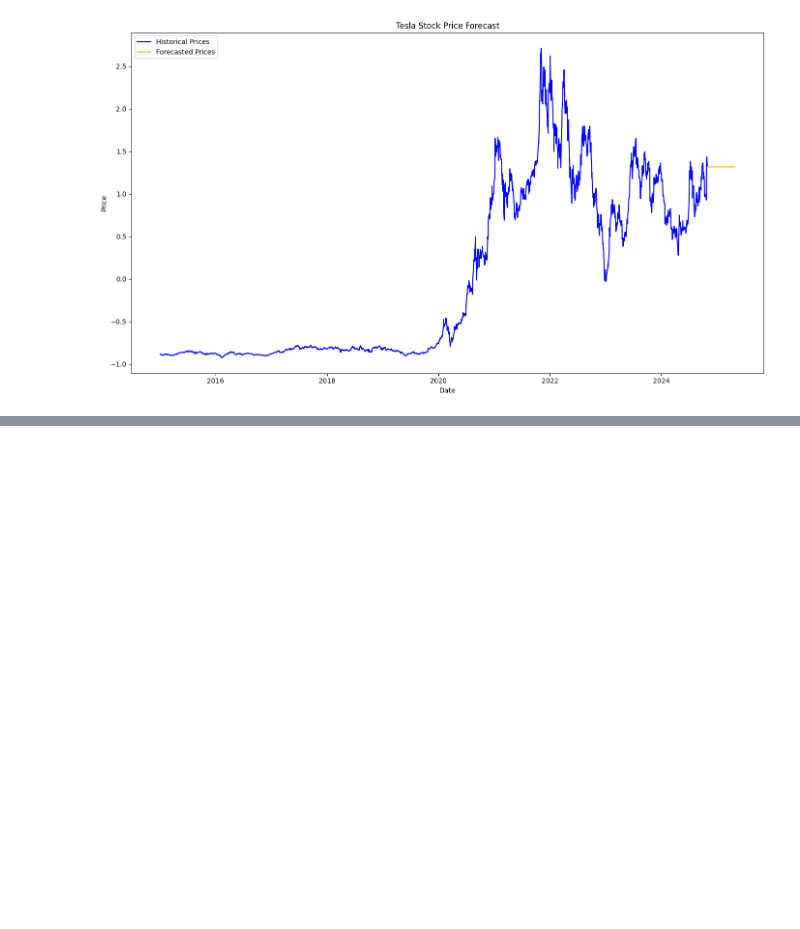
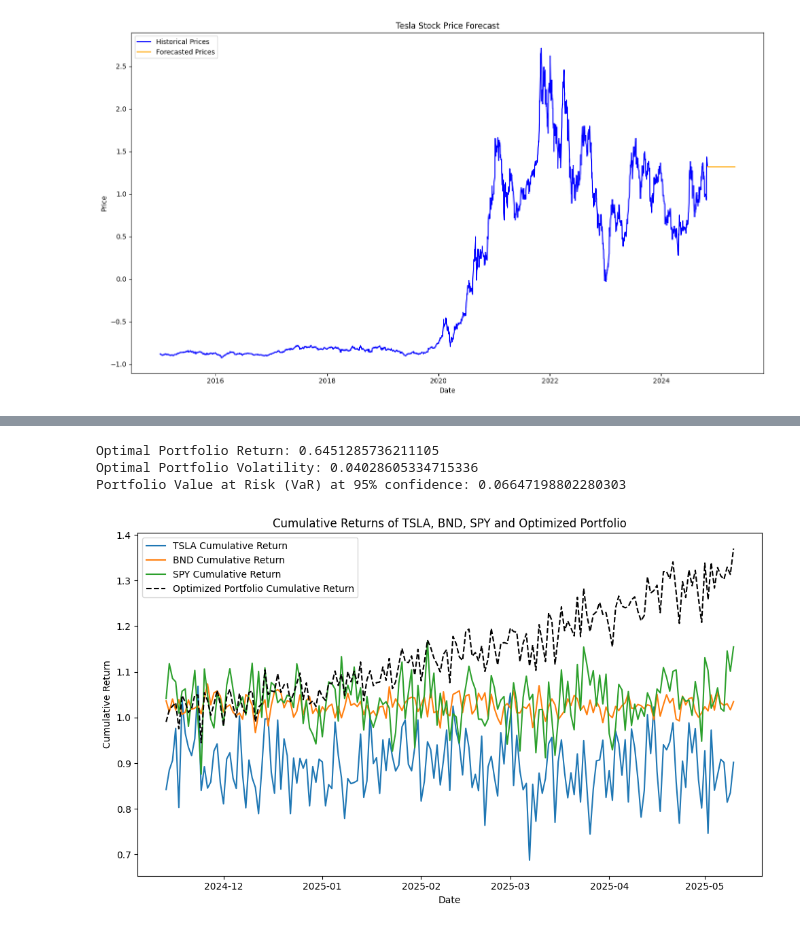
Before and after one commit to Gede-A/Time-Series-Forecasting, a Jupyter notebook: notebooks/Modeltraining.ipynb, the cells around one changed output, grey strips where cells are left out. Cells and saved outputs as stored; diff of their text form; code cells hidden in the pictures; blank space fills up the shorter version.

Commit message:
Optimize Portfolio Based on Forecast

```diff
--- a/notebooks/Modeltraining.ipynb
+++ b/notebooks/Modeltraining.ipynb
@@ -257,0 +270,10 @@ Index(['Date', 'Adj Close', 'Close', 'High', 'Low', 'Open', 'Volume'], dtype='ob
+# %%
+# Calculate the annualized returns (assuming 252 trading days per year)
+annualized_returns = df[['TSLA_return', 'BND_return', 'SPY_return']].mean() * 252
+
+# Calculate the annualized volatility (standard deviation) for each asset
+annualized_volatility = df[['TSLA_return', 'BND_return', 'SPY_return']].std() * np.sqrt(252)
+
+# Display the annualized returns and volatility
+print(f"Annualized Returns:\n{annualized_returns}")
+print(f"Annualized Volatility:\n{annualized_volatility}")
@@ -257,0 +291,6 @@ Index(['Date', 'Adj Close', 'Close', 'High', 'Low', 'Open', 'Volume'], dtype='ob
+# %%
+# Calculate the covariance matrix between the asset returns
+cov_matrix = df[['TSLA_return', 'BND_return', 'SPY_return']].cov()
+
+print("Covariance Matrix:")
+print(cov_matrix)
@@ -257,0 +303,3 @@ Index(['Date', 'Adj Close', 'Close', 'High', 'Low', 'Open', 'Volume'], dtype='ob
+# %%
+# Define the portfolio weights (for example, equal weights)
+weights = np.array([0.4, 0.3, 0.3])  # Adjust this based on your portfolio
@@ -257,0 +339,42 @@ Index(['Date', 'Adj Close', 'Close', 'High', 'Low', 'Open', 'Volume'], dtype='ob
+# %%
+# Get the optimal portfolio return and volatility
+optimal_return = portfolio_return(optimal_weights.x, annualized_returns)
+optimal_volatility = portfolio_volatility(optimal_weights.x, cov_matrix)
+
+# Calculate the portfolio's Value at Risk (VaR) at 95% confidence interval
+z_score = 1.65  # For 95% confidence interval
+VaR = optimal_volatility * z_score
+
+# Display the results
+print(f"Optimal Portfolio Return: {optimal_return}")
+print(f"Optimal Portfolio Volatility: {optimal_volatility}")
+print(f"Portfolio Value at Risk (VaR) at 95% confidence: {VaR}")
+# %% [output]
+Optimal Portfolio Return: 0.6451285736211105
+Optimal Portfolio Volatility: 0.04028605334715336
+Portfolio Value at Risk (VaR) at 95% confidence: 0.06647198802280303
+# %%
+# Calculate cumulative returns for each asset and portfolio
+df['TSLA_cumulative'] = (1 + df['TSLA_return']).cumprod()
+df['BND_cumulative'] = (1 + df['BND_return']).cumprod()
+df['SPY_cumulative'] = (1 + df['SPY_return']).cumprod()
+
+# Portfolio cumulative return (weighted average)
+df['portfolio_return'] = df['TSLA_return'] * optimal_weights.x[0] + df['BND_return'] * optimal_weights.x[1] + df['SPY_return'] * optimal_weights.x[2]
+df['portfolio_cumulative'] = (1 + df['portfolio_return']).cumprod()
+
+# Plot the cumulative returns
+plt.figure(figsize=(10, 6))
+plt.plot(df.index, df['TSLA_cumulative'], label='TSLA Cumulative Return')
+plt.plot(df.index, df['BND_cumulative'], label='BND Cumulative Return')
+plt.plot(df.index, df['SPY_cumulative'], label='SPY Cumulative Return')
+plt.plot(df.index, df['portfolio_cumulative'], label='Optimized Portfolio Cumulative Return', color='black', linestyle='--')
+
+plt.title('Cumulative Returns of TSLA, BND, SPY and Optimized Portfolio')
+plt.xlabel('Date')
+plt.ylabel('Cumulative Return')
+plt.legend()
+plt.tight_layout()
+plt.show()
+# %% [output]
+[figure, added]
```
Also changed, not shown: parts of 6 cells of this notebook.
